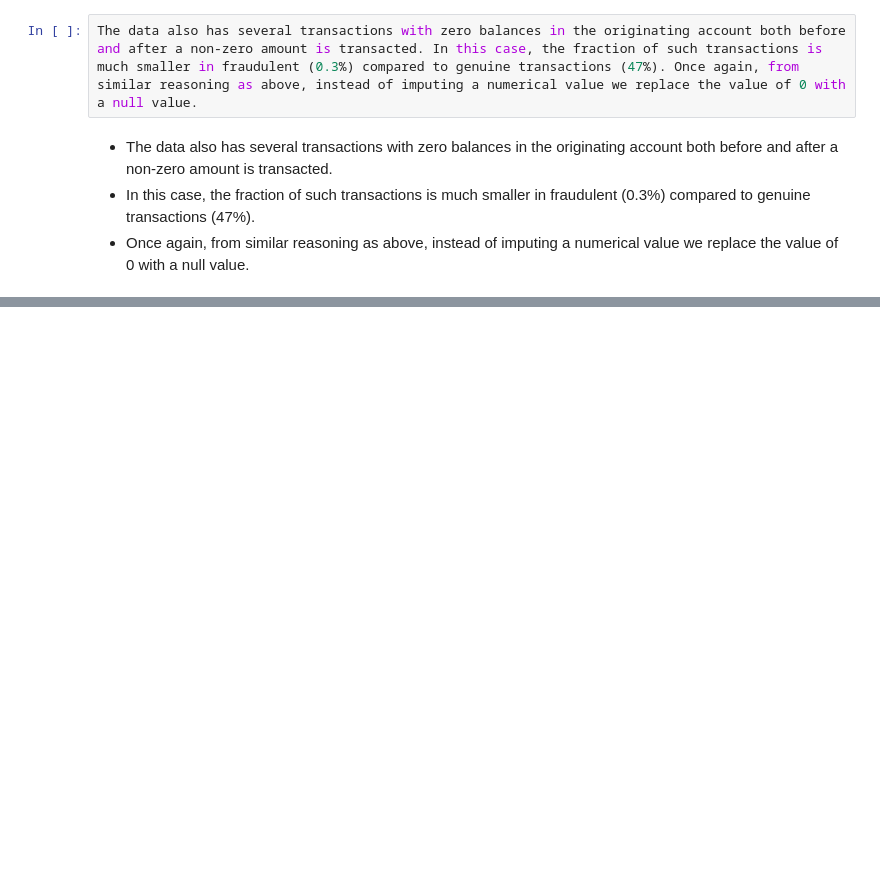
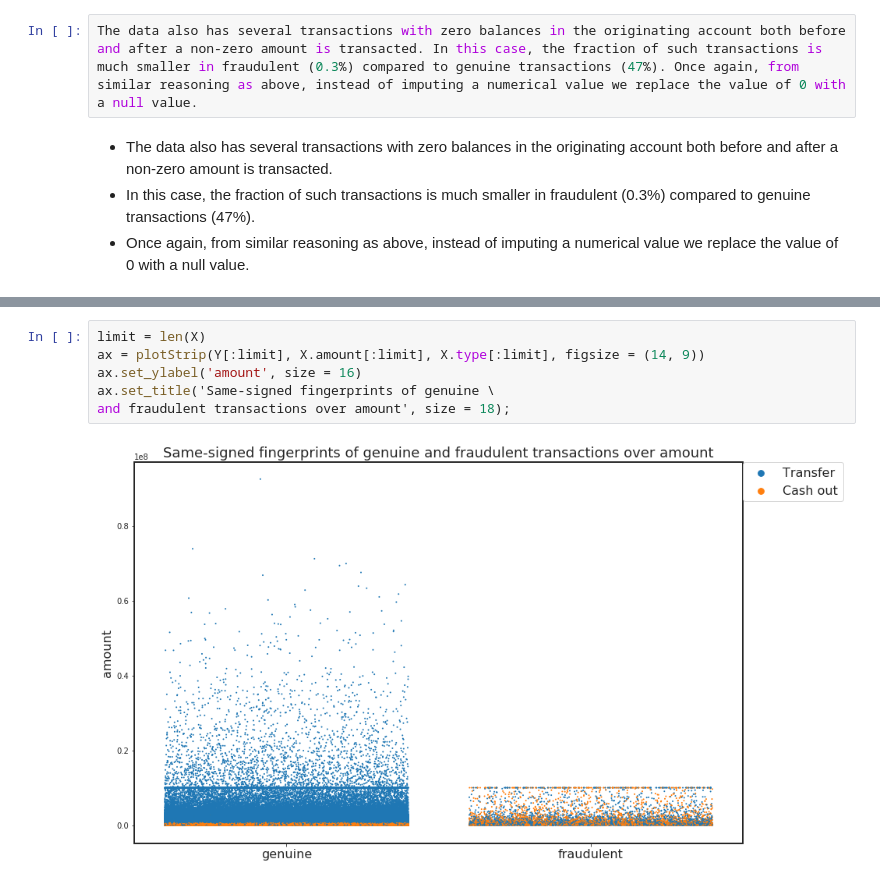
Before and after one commit to bghaendler/Data-Analysis, a Jupyter notebook: Fraud_Detection_with_Synthetic_Financial_Datasets.ipynb, the cells around one changed output, grey strips where cells are left out. Drawn from its saved outputs; the diff is of its cells as text; blank space fills up the shorter version.

```diff
--- a/Fraud_Detection_with_Synthetic_Financial_Datasets.ipynb
+++ b/Fraud_Detection_with_Synthetic_Financial_Datasets.ipynb
@@ -429,0 +453,8 @@ The data also has several transactions with zero balances in the originating acc
+# %%
+limit = len(X)
+ax = plotStrip(Y[:limit], X.amount[:limit], X.type[:limit], figsize = (14, 9))
+ax.set_ylabel('amount', size = 16)
+ax.set_title('Same-signed fingerprints of genuine \
+and fraudulent transactions over amount', size = 18);
+# %% [output]
+[figure, added]
```
Also changed, not shown: parts of 33 cells of this notebook.
